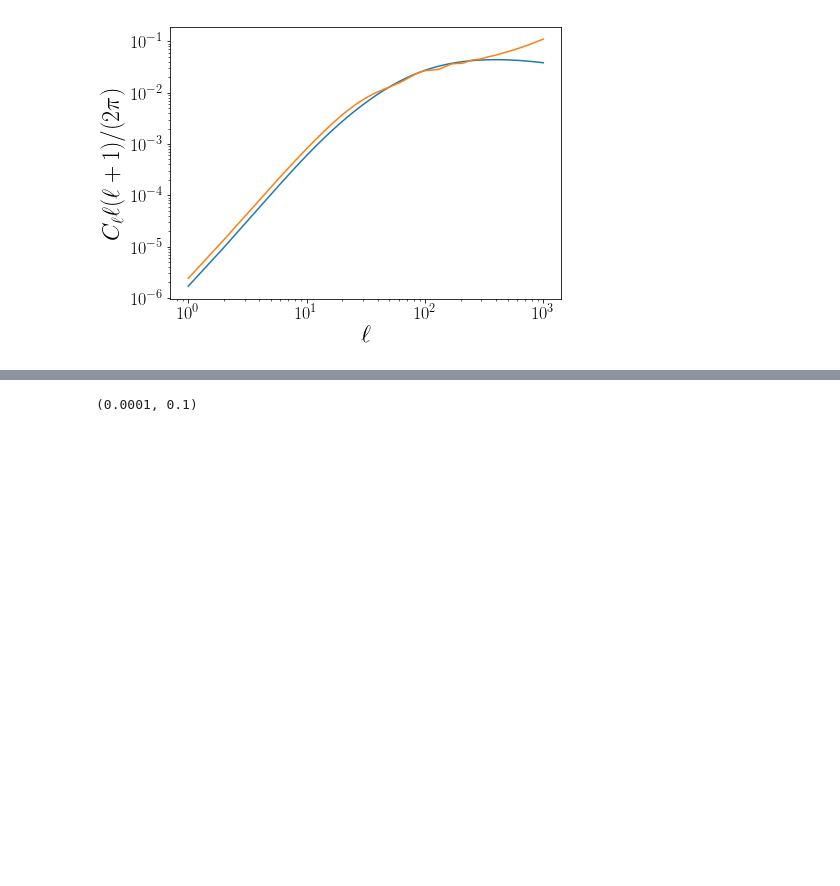
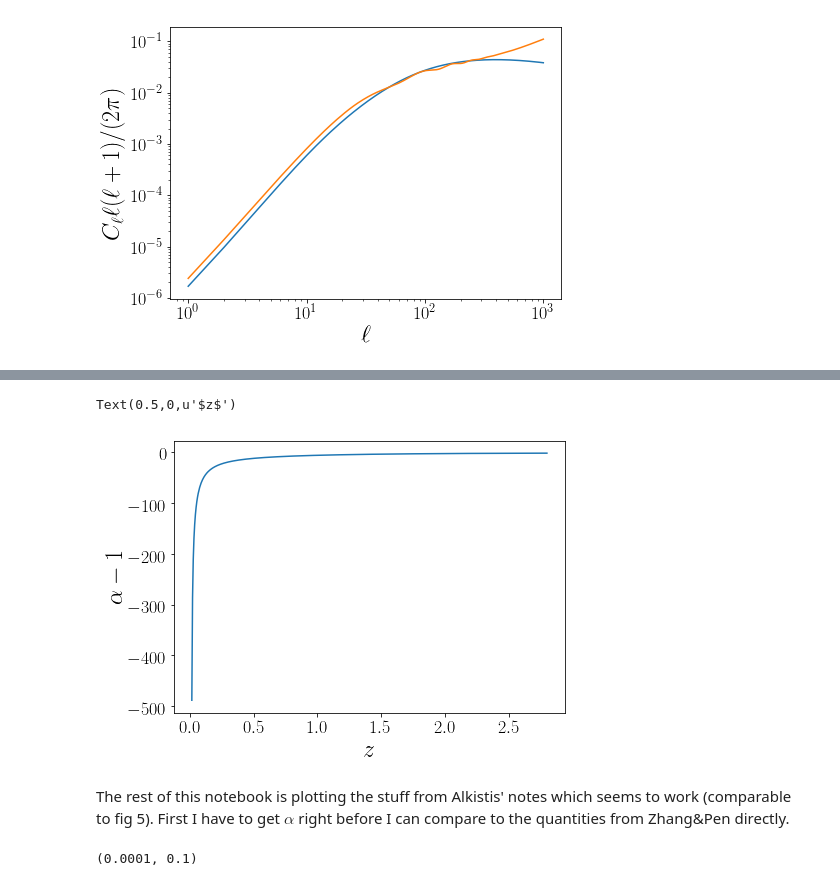
Before and after one commit to amadeuswi/MagBias, a Jupyter notebook: S2N.ipynb, the cells around one changed output, grey strips where cells are left out. Drawn from its saved outputs; the diff is of its cells as text; code cells hidden in the pictures; blank space fills up the shorter version.

```diff
--- a/S2N.ipynb
+++ b/S2N.ipynb
@@ -395,3 +651,23 @@ Now plotting the HI-mag Cls from Alkistis' notes:
+# %%
+#now plot alpha (Fig 3&4):
+
+z = np.linspace(0.01, 2.8, 500)
+alphatab = alpha(z, nsig, CLAR)
+
+fig = P.figure();
+ax2 = fig.add_subplot(111)
+
+
+# ax2.plot(z, alphatab-1)
+ax2.plot(z, alphatab-1)
+
+ax2.set_ylabel(r"$\alpha-1$")
+ax2.set_xlabel(r"$z$")
+# %% [output]
+Text(0.5,0,u'$z$')
+[figure, added]
+# %% [markdown]
+The rest of this notebook is plotting the stuff from Alkistis' notes which seems to work (comparable to fig 5). First I have to get $\alpha$ right before I can compare to the quantities from Zhang&Pen directly.
 # %%
 #Calculate the HI X mag power spectrum Cls:
 Cl_Hxm_tab = Cl_HIxmag_CAMB(ltab, zf, zb, dzf)
```
Also changed, not shown: parts of 12 cells of this notebook.
